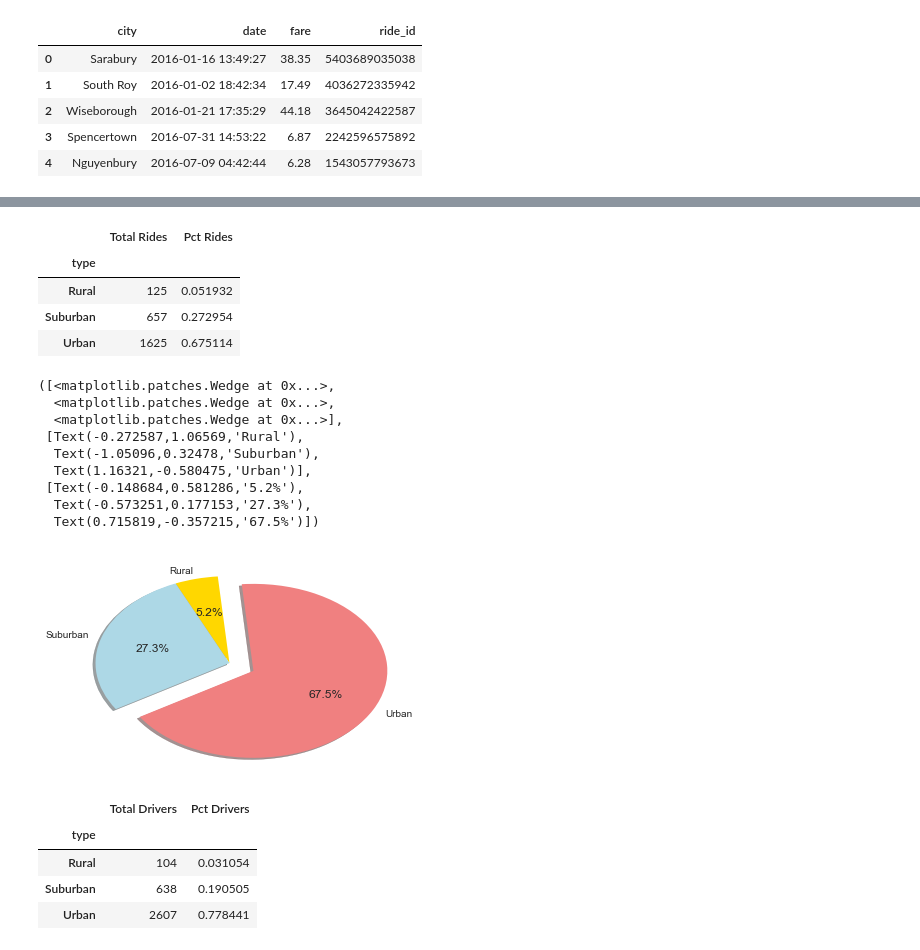
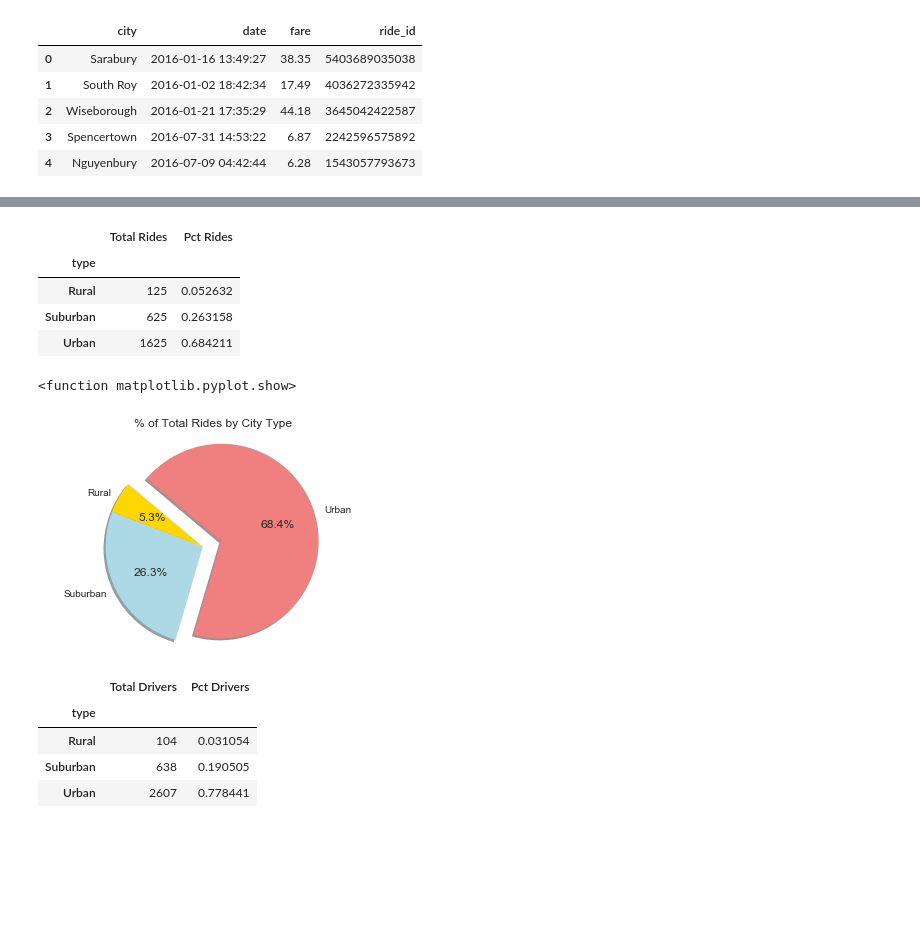
Before and after one commit to stephaniejtbrannen/matplotlib-challenge, a Jupyter notebook: Pyber/pyber_original.ipynb, the cells around one changed output, grey strips where cells are left out. Drawn from its saved outputs; the diff is of its cells as text; code cells hidden in the pictures; blank space fills up the shorter version.

```diff
--- a/Pyber/pyber_original.ipynb
+++ b/Pyber/pyber_original.ipynb
@@ -9,4 +8,5 @@ city_data = "./raw_data/city_data.csv"
 ride_data = "./raw_data/ride_data.csv"
 
 city_df = pd.read_csv(city_data)
-city_df.info()
+driver_count = city_df.groupby(["city", "type"])["driver_count"].sum()
+city_grouped = pd.DataFrame({"driver_count" : driver_count}).reset_index()
@@ -53,11 +23,14 @@ pyber_analysis.head()
 # %%
+
+
 total_rides = ride_df.groupby("city")["ride_id"].count()
 avg_fare = ride_df.groupby("city")["fare"].mean()
 sum_fare = ride_df.groupby("city")["fare"].sum()
 
-ride_grouped_df = pd.DataFrame({ "total_rides": total_rides,
-                               "avg_fare": avg_fare,
-                               "sum_fare": sum_fare}).reset_index()
+ride_grouped = pd.DataFrame({"total_rides": total_rides
+                            ,"avg_fare": avg_fare
+                            ,"sum_fares":sum_fare}).reset_index()
 
-ride_grouped_df.head()
+merge_df = pd.merge(city_grouped, ride_grouped, how="outer", on="city")
+merge_df.head()
 # %% [output]
@@ -198,6 +166,6 @@ plt.pie(pct_fare, explode=explode, labels=types, colors=colors,
 # %%
-sum_ride = combine_df.groupby("type")["total_rides"].sum()
-sum_sum_rides = combine_df.groupby("type")["total_rides"].sum().sum()
+sum_ride = merge_df.groupby("type")["total_rides"].sum()
+sum_sum_rides = merge_df.groupby("type")["total_rides"].sum().sum()
 rides_pct = sum_ride/sum_sum_rides
 
 rides_pie = pd.DataFrame({" Total Rides" : sum_ride
@@ -207,26 +175,24 @@ rides_pie.head()
 # %% [output]
 |  | Total Rides | Pct Rides |
 | type |  |  |
-| Rural | 125 | 0.051932 |
-| Suburban | 657 | 0.272954 |
-| Urban | 1625 | 0.675114 |
+| Rural | 125 | 0.052632 |
+| Suburban | 625 | 0.263158 |
+| Urban | 1625 | 0.684211 |
 # %%
 types = ["Rural", "Suburban", "Urban"]
 pct_rides = rides_pie["Pct Rides"]
 colors = ["gold", "lightblue",  "lightcoral" ]
 explode = (0, 0, 0.2)
 
 plt.pie(pct_rides, explode=explode, labels=types, colors=colors,
-        autopct="%1.1f%%", shadow=True, startangle=95)
+        autopct="%1.1f%%", shadow=True, startangle=140)
+
+plt.axis("equal")
+
+plt.title("% of Total Rides by City Type")
+
+plt.show
 # %% [output]
-([<matplotlib.patches.Wedge at 0x...>,
-  <matplotlib.patches.Wedge at 0x...>,
-  <matplotlib.patches.Wedge at 0x...>],
- [Text(-0.272587,1.06569,'Rural'),
-  Text(-1.05096,0.32478,'Suburban'),
-  Text(1.16321,-0.580475,'Urban')],
- [Text(-0.148684,0.581286,'5.2%'),
-  Text(-0.573251,0.177153,'27.3%'),
-  Text(0.715819,-0.357215,'67.5%')])
+<function matplotlib.pyplot.show>
-[figure, old version]
+[figure, new version]
 # %%
```
Also changed, not shown: parts of 13 cells of this notebook.
